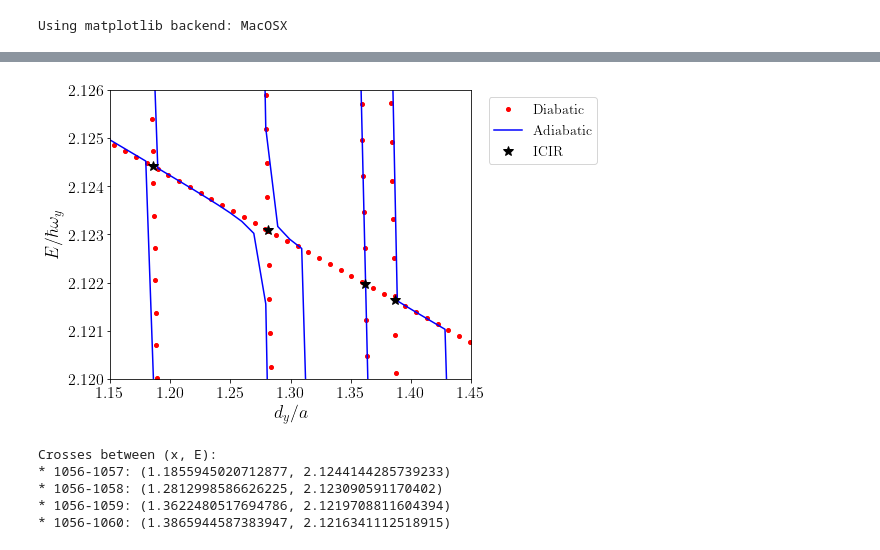
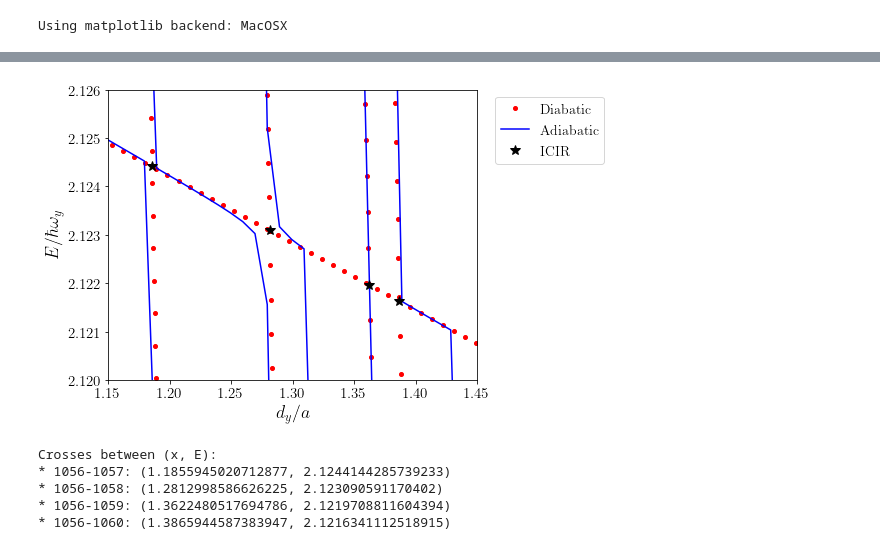
Before and after one commit to TsspGit/Ultracold_Atoms_src, a Jupyter notebook: Analysis/q1D/Energies_Analysis_5505_4993_50.ipynb, the cells around one changed output, grey strips where cells are left out. Saved outputs shown, nothing was run; the diff lists cells and outputs as text; code cells hidden in the pictures.

```diff
--- a/Analysis/q1D/Energies_Analysis_5505_4993_50.ipynb
+++ b/Analysis/q1D/Energies_Analysis_5505_4993_50.ipynb
@@ -8,10 +8,11 @@ from decimal import Decimal
 from utils.Energies_Analysis_utils import *
 plt.rc('text',usetex=True)
 plt.rc('font',family='serif')
-plt.rcParams['xtick.labelsize']=16
-plt.rcParams['ytick.labelsize']=16
+plt.rcParams['xtick.labelsize']=15
+plt.rcParams['ytick.labelsize']=15
 plt.rcParams['axes.labelsize']=18
 plt.rcParams['axes.titlesize']=18
+aur = (1 + np.sqrt(5)) / 2
 # %%
 # Parameters and Constants:
 delta, asc = np.loadtxt('Simulations/delta_asc_5505.txt')
@@ -127,7 +125,7 @@ xcoord: [1.150433317284545, 1.1527443428021185, 1.1540442946557534, 1.1562108810
 # %%
 %matplotlib inline
 # %%
-fig3, ax3 = plt.subplots(figsize=(8,5))
+fig3, ax3 = plt.subplots(figsize=(5*aur,5))
 # nivel 1056:
 f1056 = np.polyfit(xcoord, ycoord, deg=1)
 x1056 = np.linspace(x[0], x[-1])
@@ -146,34 +144,34 @@ x1058 = np.linspace(1.25, 1.3, num=100)
 ax3.plot(x1058, np.polyval(f1058, x1058), 'ro', markersize=4)
 ax3.plot(x, dic['nivel_1058']/wy, 'b')
 
 # nivel 1059:
 f1059 = np.polyfit(x[(x > 1.25) & (x < 1.4)], np.array(dic['nivel_1059'])[(x > 1.25) & (x < 1.4)]/wy, deg=1)
 x1059 = np.linspace(1.35, 1.38, num=50)
 ax3.plot(x1059, np.polyval(f1059, x1059), 'ro', markersize=4)
 ax3.plot(x, dic['nivel_1059']/wy, 'b')
 
 # nivel 1060:
 f1060 = np.polyfit(x[(x > 1.25) & (x < 1.39)], np.array(dic['nivel_1060'])[(x > 1.25) & (x < 1.39)]/wy, deg=1)
 x1060 = np.linspace(1.37, 1.4, num=50)
 ax3.plot(x1060, np.polyval(f1060, x1060), 'ro', markersize=4)
 ax3.plot(x, dic['nivel_1060']/wy, 'b')
 
 # Crosses:
 ##########
 ax3.plot(cross_points(f1056, f1057), np.polyval(f1056, cross_points(f1056, f1057)), 'k*', markersize=10, label='ICIR')
 ax3.plot(cross_points(f1056, f1058), np.polyval(f1056, cross_points(f1056, f1058)), 'k*', markersize=10)
 ax3.plot(cross_points(f1056, f1059), np.polyval(f1056, cross_points(f1056, f1059)), 'k*', markersize=10)
 ax3.plot(cross_points(f1056, f1060), np.polyval(f1056, cross_points(f1056, f1060)), 'k*', markersize=10)
 
 ax3.set_xlabel('$d_{y}/a$')
 ax3.set_ylabel('$E/\hbar \omega_{y}$')
 ax3.legend(fontsize=14, bbox_to_anchor=(1.03, 1))
 ax3.set_ylim(2.12, 2.126)
 ax3.set_xlim(1.15, 1.45)
 plt.tight_layout()
 fig3.savefig('Results/Figures/Ix5503_Iy4993_Iz50_Easc_Interpolation.png', dpi=200)
 # %% [output]
-[figure, old version]
+[figure, new version]
 # %%
 print(f'''Crosses between (x, E):
 * 1056-1057: ({cross_points(f1056, f1057)}, {np.polyval(f1056, cross_points(f1056, f1057))})
```
Also changed, not shown: parts of 1 cell of this notebook, 12 other files.
